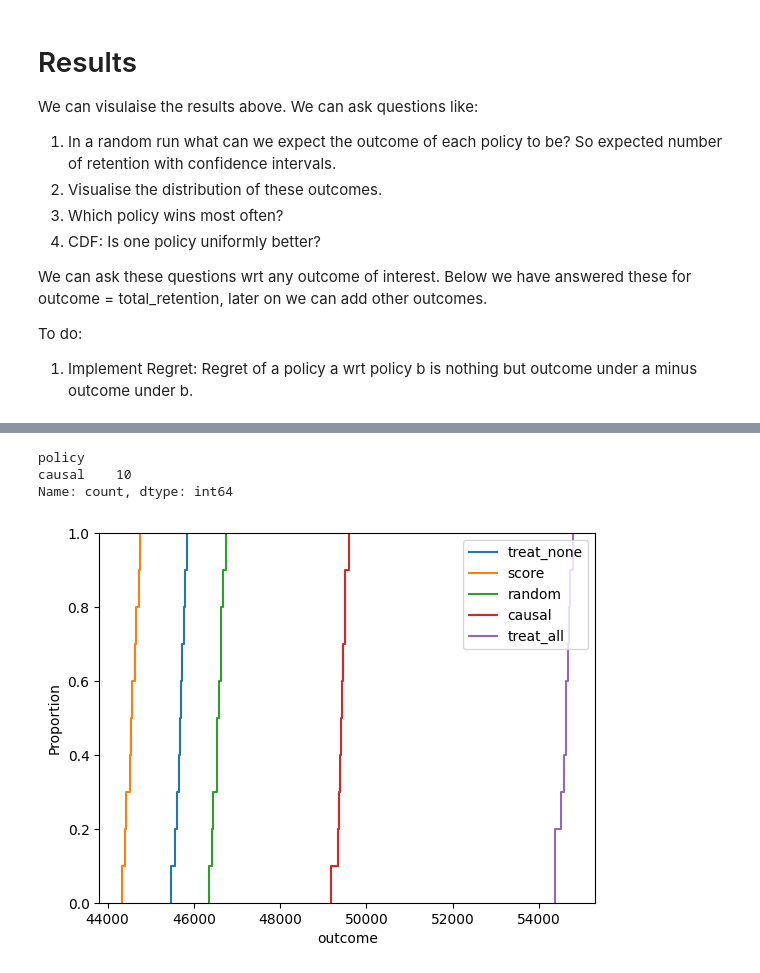
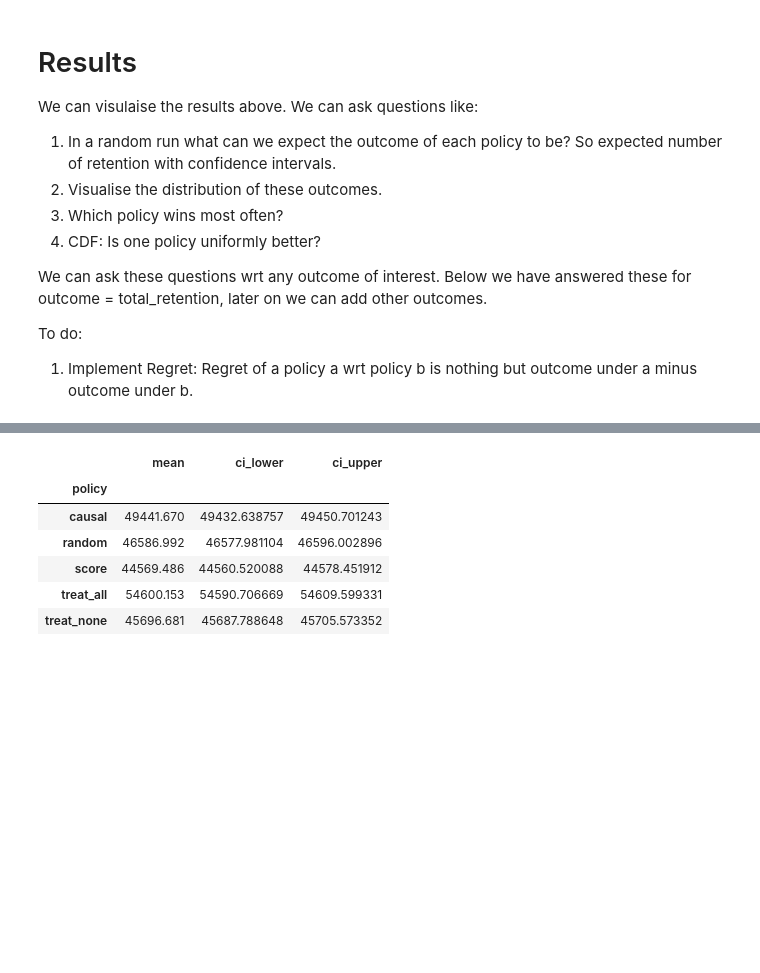
Before and after one commit to Nitesh-K-Singh/Natural-experiments-in-ML-Systems, a Jupyter notebook: notebooks/Notebook 1.ipynb, the cells around one changed output, grey strips where cells are left out. Cells and saved outputs as stored; diff of their text form; code cells hidden in the pictures; blank space fills up the shorter version.

```diff
--- a/notebooks/Notebook 1.ipynb
+++ b/notebooks/Notebook 1.ipynb
@@ -577,24 +528,11 @@ sns.pointplot(
-# %%
-# Policy ranking frequency : Which policy wins most often?
-
-df_rank = df_long[df_long['policy'] != 'treat_all'].copy()     # ignore treat_all policy to make fare comparison
-df_rank['rank'] = df_rank.groupby('run_id')['outcome'].rank(ascending=False)
-
-df_rank
-best_counts = df_rank[df_rank['rank'] == 1]['policy'].value_counts()
-print(best_counts)
-# %% [output]
-policy
-causal    10
-Name: count, dtype: int64
-# %%
-# CDF : Is one policy uniformly better?
-
-for policy in df_long['policy'].unique():
-    subset = df_long[df_long['policy'] == policy]
-    sns.ecdfplot(subset['outcome'], label=policy)
-
-plt.legend()
-plt.show()
-# %% [output]
-[figure, removed]
+# %%
+df_long = get_df_long(final_result_df, id_vars = 'run_id', var_name='policy', value_name='outcome' )
+get_summary(df_long)
+# %% [output]
+|  | mean | ci_lower | ci_upper |
+| policy |  |  |  |
+| causal | 49441.670 | 49432.638757 | 49450.701243 |
+| random | 46586.992 | 46577.981104 | 46596.002896 |
+| score | 44569.486 | 44560.520088 | 44578.451912 |
+| treat_all | 54600.153 | 54590.706669 | 54609.599331 |
+| treat_none | 45696.681 | 45687.788648 | 45705.573352 |
```
Also changed, not shown: parts of 12 cells of this notebook, 3 other files.
